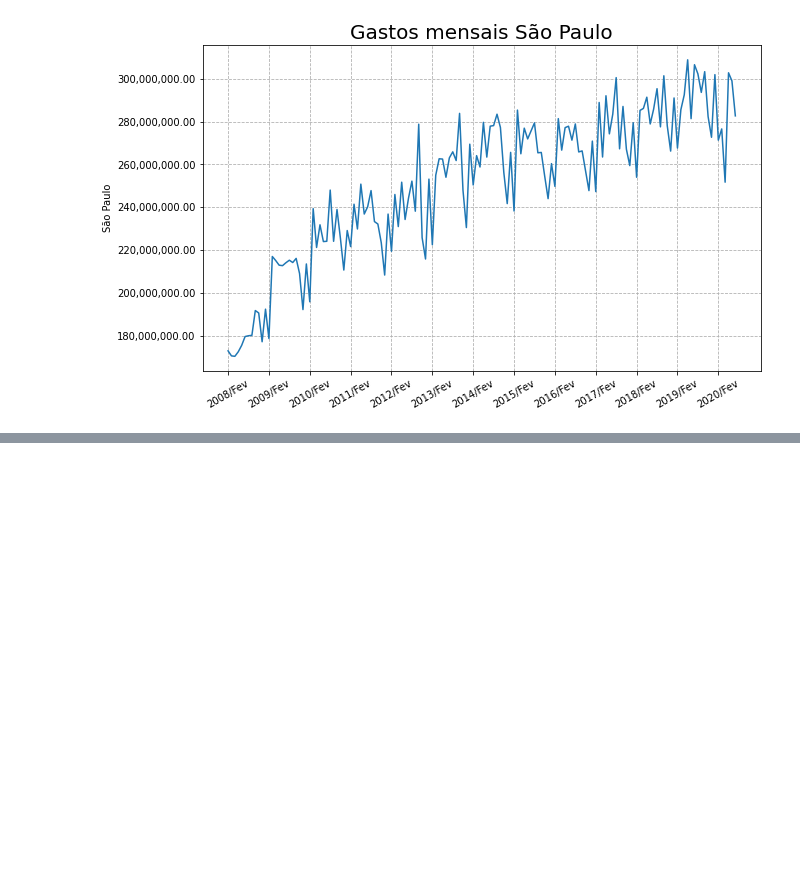
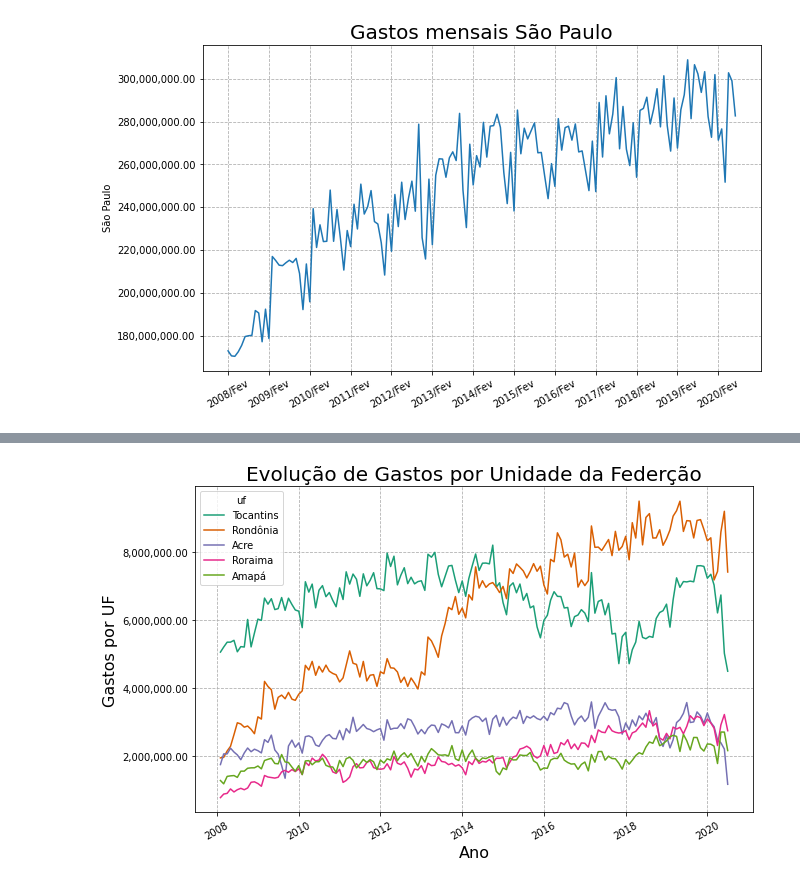
Before and after one commit to yoshinaga2904/Bootcamp-Alura, a Jupyter notebook: Modulo_2_Desafios.ipynb, the cells around one changed output, grey strips where cells are left out. Cells and saved outputs as stored; diff of their text form; code cells hidden in the pictures; blank space fills up the shorter version.

```diff
--- a/Modulo_2_Desafios.ipynb
+++ b/Modulo_2_Desafios.ipynb
@@ -350,0 +396,6 @@ plt.show()
+# %%
+#utilizar o melt para organizar o DataFrame
+mensal_aberto = mensal.reset_index().melt(id_vars=["index"], value_vars=mensal.columns)
+mensal_aberto.columns = ["dia_mes_ano", "uf", "gasto"]
+mensal_aberto['dia_mes_ano'] = mensal_aberto['dia_mes_ano'].astype('datetime64')
+mensal_aberto.head()
@@ -350,0 +438,3 @@ plt.show()
+# %%
+mensal_cinco_uf = mensal_aberto.query('uf in ["Tocantins", "Rondônia",	"Acre", "Roraima", "Amapá"]' )
+mensal_cinco_uf
@@ -350,0 +455,13 @@ plt.show()
+# %%
+plt.figure(figsize=(10,6))
+ax = sns.lineplot(data=mensal_cinco_uf, x="dia_mes_ano", y="gasto",hue='uf', palette='Dark2')
+
+plt.xticks(rotation=30)
+plt.title('Evolução de Gastos por Unidade da Federção', fontsize=20)
+ax.yaxis.set_major_formatter(ticker.StrMethodFormatter("{x:,.2f}"))
+plt.xlabel("Ano", size = 16)
+plt.ylabel("Gastos por UF", size = 16)
+plt.grid(linestyle="--")
+plt.show()
+# %% [output]
+[figure, added]
```
Also changed, not shown: parts of 7 cells of this notebook.
